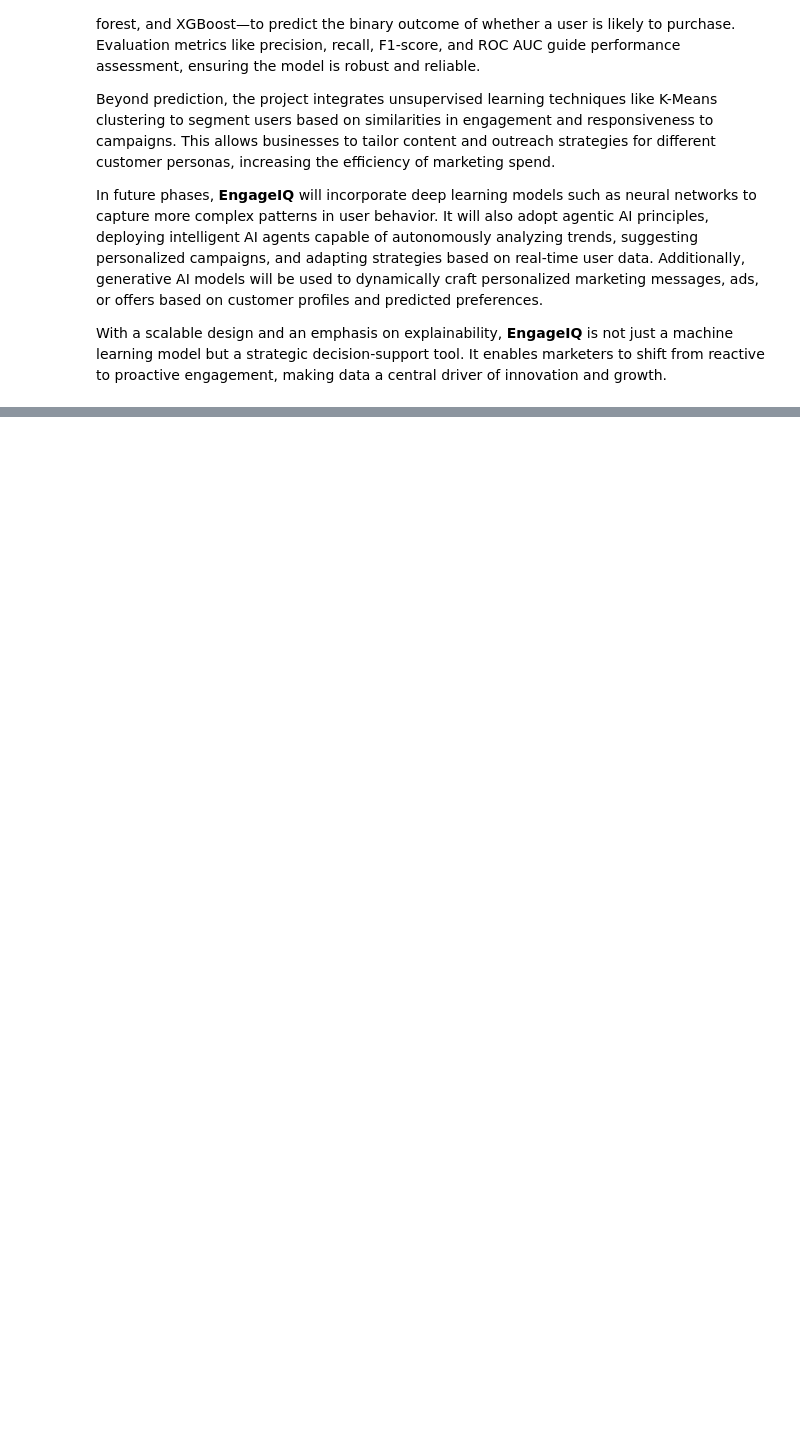
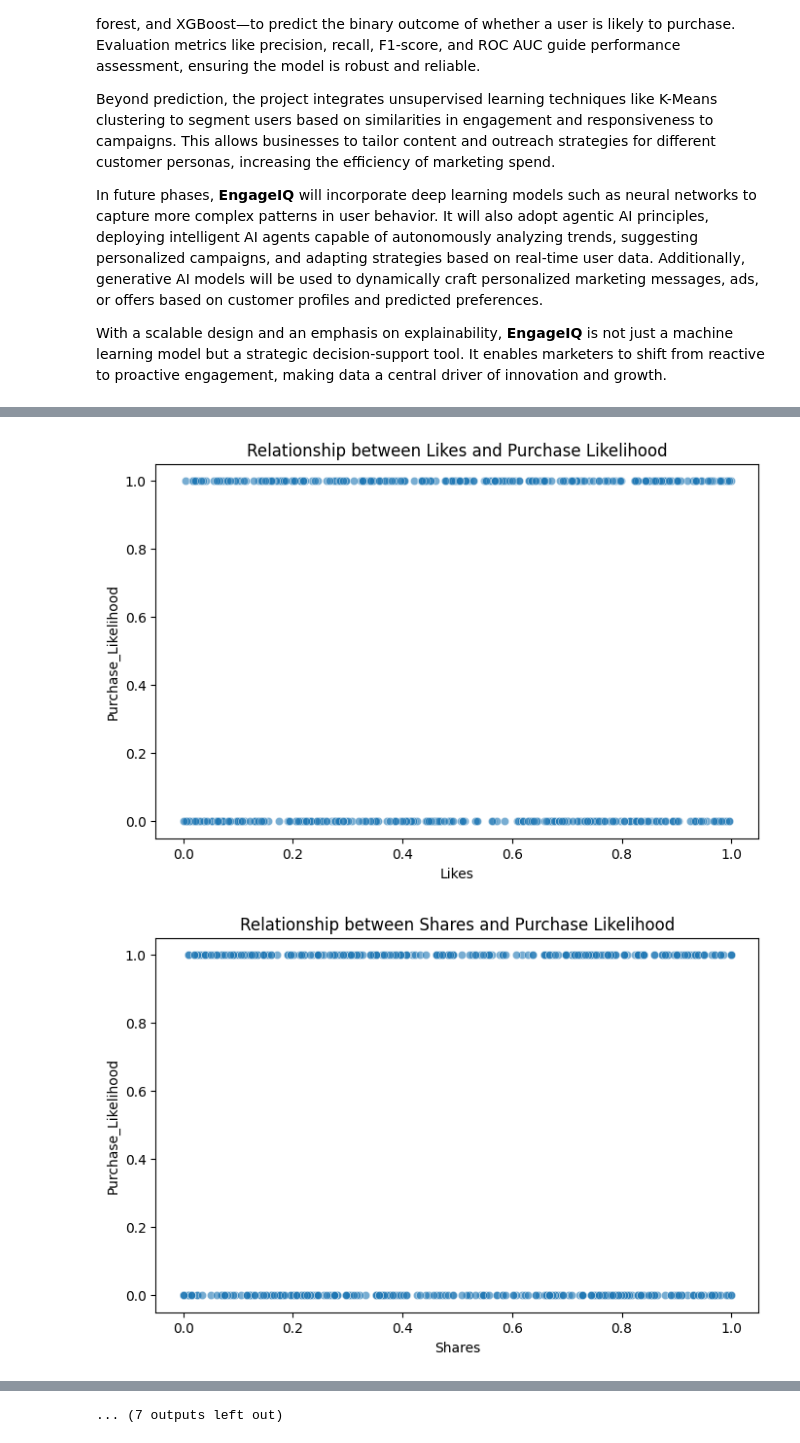
Before and after one commit to aminayusif/PurchaseIQ, a Jupyter notebook: EngageIQ_Predictive_Marketing.ipynb, the cells around one changed output, grey strips where cells are left out. Cells and saved outputs as stored; diff of their text form; code cells hidden in the pictures; blank space fills up the shorter version.

```diff
--- a/EngageIQ_Predictive_Marketing.ipynb
+++ b/EngageIQ_Predictive_Marketing.ipynb
@@ -14,0 +119,11 @@ With a scalable design and an emphasis on explainability, **EngageIQ** is not ju
+# %%
+numerical_features = ['Likes', 'Shares', 'Comments', 'Clicks', 'Engagement_with_Ads', 'Time_Spent_on_Platform', 'Purchase_History', 'brand', 'buy', 'coupon', 'deal', 'discount', 'exclusive', 'limited', 'new', 'offer', 'product', 'sale', 'shopping']
+
+for feature in numerical_features:
+    plt.figure(figsize=(8, 5))
+    sns.scatterplot(data=data, x=feature, y='Purchase_Likelihood', alpha=0.6)
+    plt.title(f'Relationship between {feature} and Purchase Likelihood')
+    plt.show()
+# %% [output]
+[figure, added]
+[figure, added]
@@ -14,0 +140 @@ With a scalable design and an emphasis on explainability, **EngageIQ** is not ju
+... (7 outputs left out)
```
Also changed, not shown: parts of 18 cells of this notebook.
